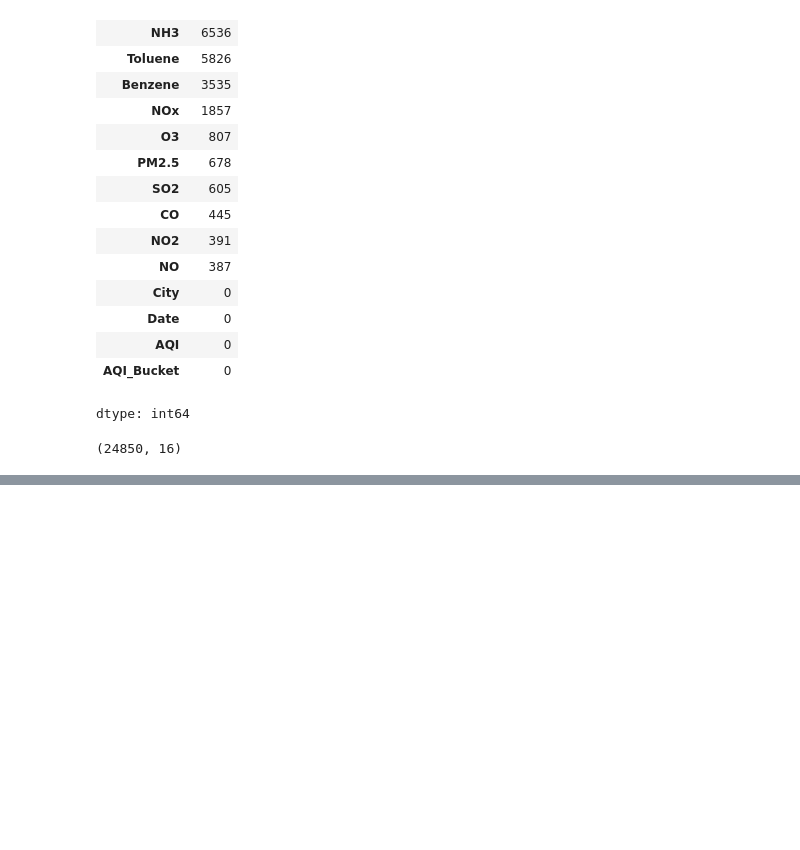
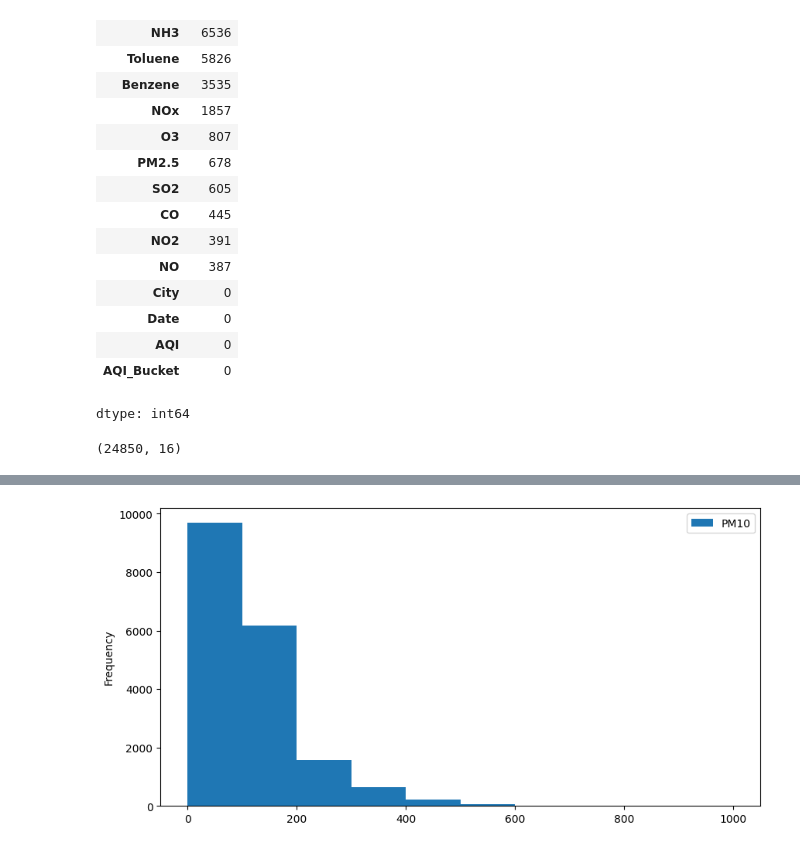
Before and after one commit to JimitDhamecha/Enter-Week-1, a Jupyter notebook: air_quality_index_predection.ipynb, the cells around one changed output, grey strips where cells are left out. Drawn from its saved outputs; the diff is of its cells as text; code cells hidden in the pictures; blank space fills up the shorter version.

```diff
--- a/air_quality_index_predection.ipynb
+++ b/air_quality_index_predection.ipynb
@@ -129,0 +138,6 @@ dtype: float64
+# %%
+df['PM10'].plot(kind = 'hist', figsize=(10,5))
+plt.legend()
+plt.show()
+# %% [output]
+[figure, added]
```
Also changed, not shown: parts of 39 cells of this notebook.
